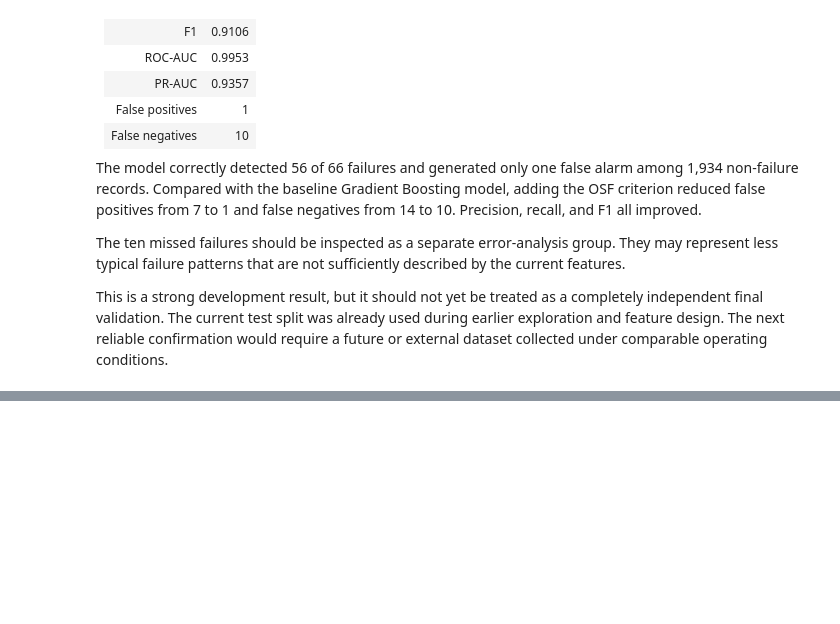
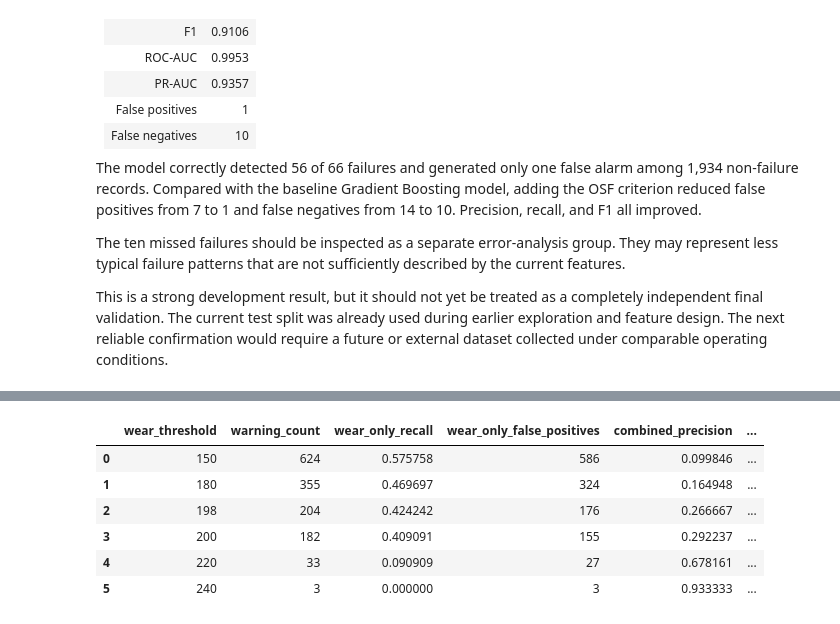
Before and after one commit to KacperKnapek/Machine-failure-prediction, a Jupyter notebook: notebooks/05_feature_experiment.ipynb, the cells around one changed output, grey strips where cells are left out. Cells and saved outputs as stored; diff of their text form; code cells hidden in the pictures; blank space fills up the shorter version.

```diff
--- a/notebooks/05_feature_experiment.ipynb
+++ b/notebooks/05_feature_experiment.ipynb
@@ -686,0 +791,54 @@ This is a strong development result, but it should not yet be treated as a compl
+# %%
+WEAR_THRESHOLDS = [150, 180, 198, 200, 220, 240]
+
+def calculate_alert_metrics(y_true, y_pred):
+    tn, fp, fn, tp = confusion_matrix(y_true, y_pred).ravel()
+    return {
+        "precision": precision_score(y_true, y_pred, zero_division=0),
+        "recall": recall_score(y_true, y_pred, zero_division=0),
+        "f1": f1_score(y_true, y_pred, zero_division=0),
+        "false_positives": fp,
+        "false_negatives": fn,
+        "true_positives": tp,
+        "true_negatives": tn,
+    }
+
+wear_results = []
+model_alert = final_y_pred.astype(bool)
+
+for wear_threshold in WEAR_THRESHOLDS:
+    wear_warning = X_test_raw["Tool wear [min]"] >= wear_threshold
+    combined_alert = model_alert | wear_warning.to_numpy()
+
+    wear_metrics = calculate_alert_metrics(y_test, wear_warning)
+    combined_metrics = calculate_alert_metrics(y_test, combined_alert)
+
+    current_fn_ids = y_test.index[(y_test == 1) & (~model_alert)]
+    caught_fn_ids = y_test.index[
+        (y_test == 1) & (~model_alert) & wear_warning.to_numpy()
+    ]
+
+    wear_results.append({
+        "wear_threshold": wear_threshold,
+        "warning_count": int(wear_warning.sum()),
+        "wear_only_recall": wear_metrics["recall"],
+        "wear_only_false_positives": wear_metrics["false_positives"],
+        "combined_precision": combined_metrics["precision"],
+        "combined_recall": combined_metrics["recall"],
+        "combined_f1": combined_metrics["f1"],
+        "combined_false_positives": combined_metrics["false_positives"],
+        "combined_false_negatives": combined_metrics["false_negatives"],
+        "current_fn_caught": len(caught_fn_ids),
+        "current_fn_total": len(current_fn_ids),
+    })
+
+wear_results = pd.DataFrame(wear_results)
+display(wear_results)
+# %% [output]
+|  | wear_threshold | warning_count | wear_only_recall | wear_only_false_positives | combined_precision | ... |
+| 0 | 150 | 624 | 0.575758 | 586 | 0.099846 | ... |
+| 1 | 180 | 355 | 0.469697 | 324 | 0.164948 | ... |
+| 2 | 198 | 204 | 0.424242 | 176 | 0.266667 | ... |
+| 3 | 200 | 182 | 0.409091 | 155 | 0.292237 | ... |
+| 4 | 220 | 33 | 0.090909 | 27 | 0.678161 | ... |
+| 5 | 240 | 3 | 0.000000 | 3 | 0.933333 | ... |
```
Also changed, not shown: parts of 7 cells of this notebook.
